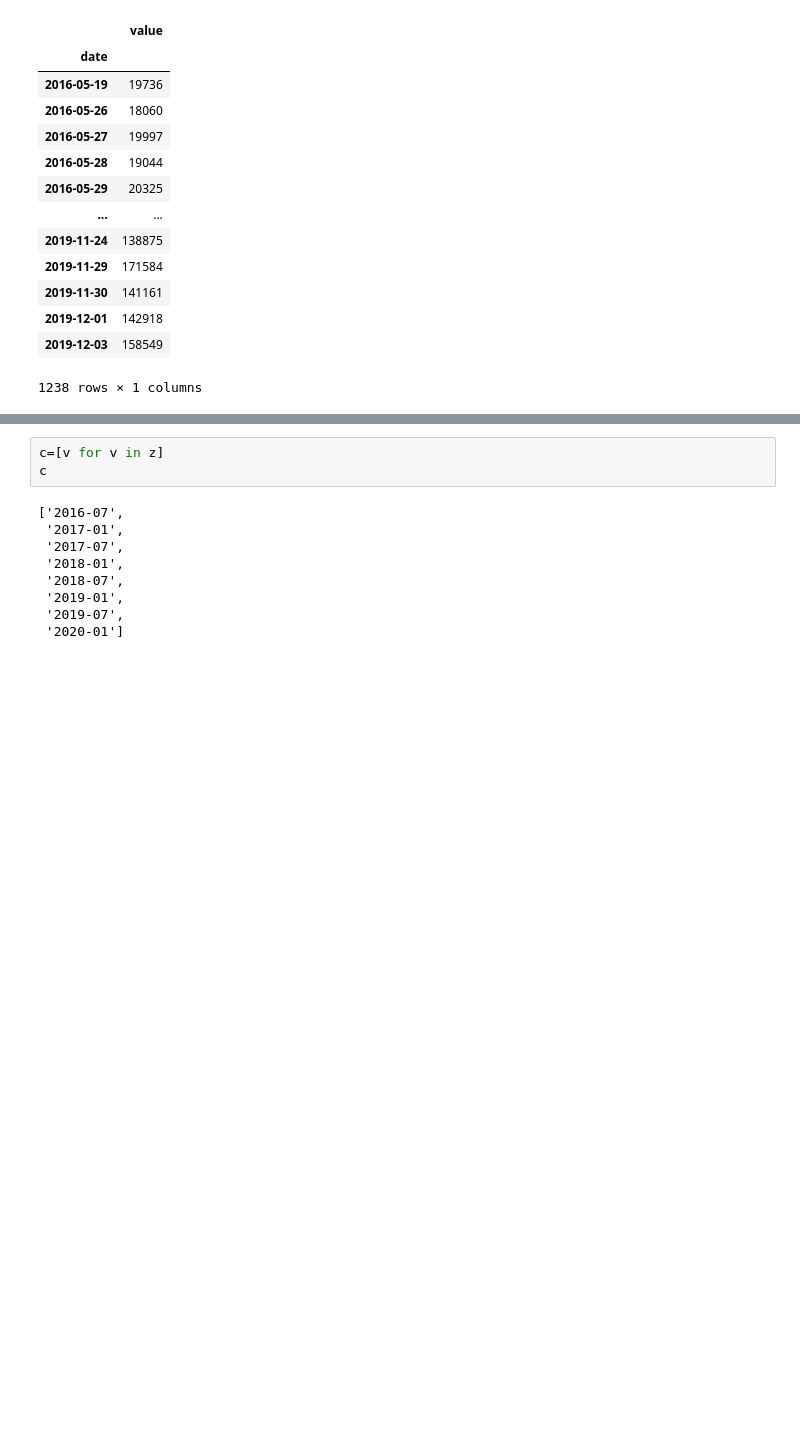
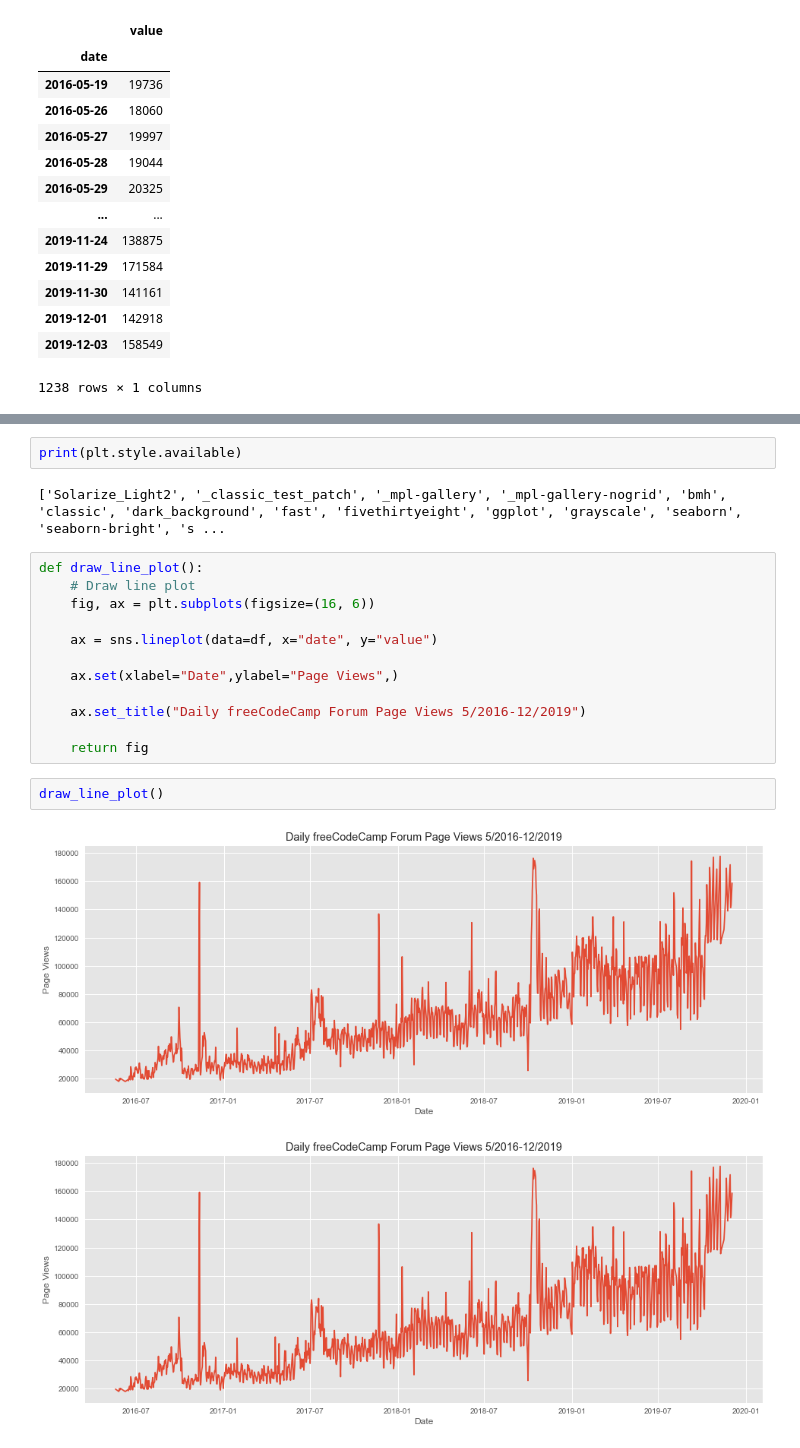
Before and after one commit to MohamedAbdElgni/pageviews-FCC, a Jupyter notebook: Page_views.ipynb, the cells around one changed output, grey strips where cells are left out. Cells and saved outputs as stored; diff of their text form; blank space fills up the shorter version.

```diff
--- a/Page_views.ipynb
+++ b/Page_views.ipynb
@@ -70,12 +65,21 @@ plt.plot(x,y)
-# %%
-c=[v for v in z]
-c
-# %% [output]
-['2016-07',
- '2017-01',
- '2017-07',
- '2018-01',
- '2018-07',
- '2019-01',
- '2019-07',
- '2020-01']
+# %%
+print(plt.style.available)
+# %% [output]
+['Solarize_Light2', '_classic_test_patch', '_mpl-gallery', '_mpl-gallery-nogrid', 'bmh', 'classic', 'dark_background', 'fast', 'fivethirtyeight', 'ggplot', 'grayscale', 'seaborn', 'seaborn-bright', 's ...
+# %%
+def draw_line_plot():
+    # Draw line plot
+    fig, ax = plt.subplots(figsize=(16, 6))
+
+    ax = sns.lineplot(data=df, x="date", y="value")
+
+    ax.set(xlabel="Date",ylabel="Page Views",)
+
+    ax.set_title("Daily freeCodeCamp Forum Page Views 5/2016-12/2019")
+
+    return fig
+# %%
+draw_line_plot()
+# %% [output]
+[figure, added]
+[figure, added]
```
Also changed, not shown: parts of 2 cells of this notebook.
